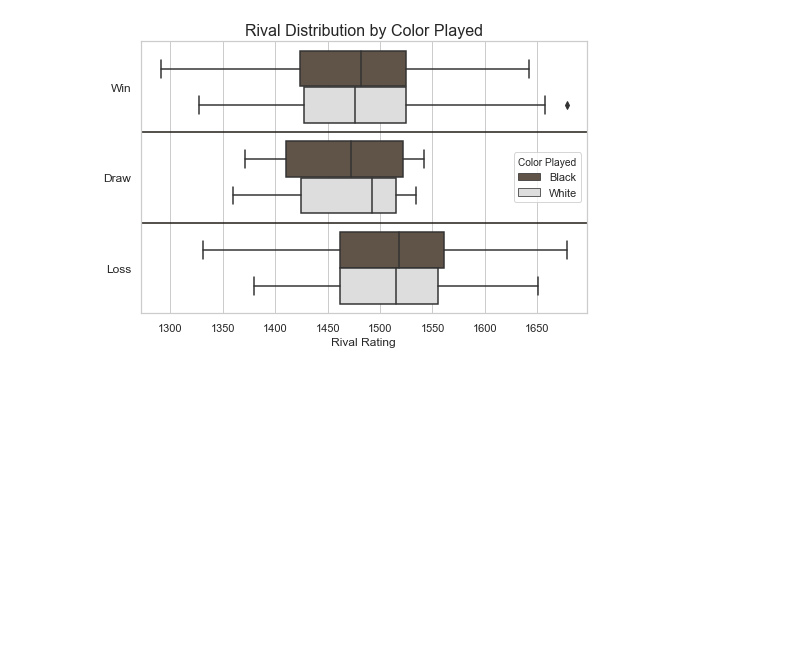
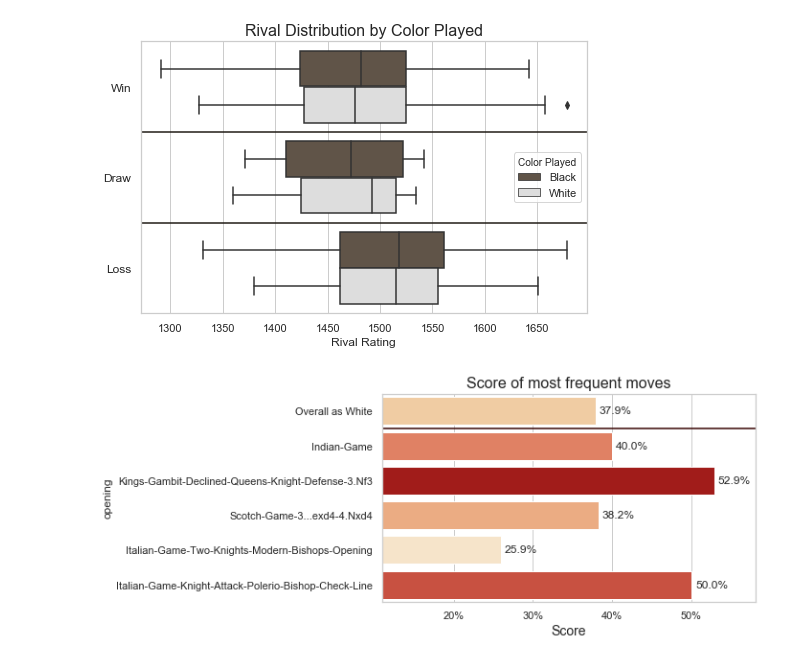
Before and after one commit to yairvogel/Chess-Analysis, a Jupyter notebook: Analysis.ipynb, the cells around one changed output. Saved outputs shown, nothing was run; the diff lists cells and outputs as text; code cells hidden in the pictures; blank space fills up the shorter version.

```diff
--- a/Analysis.ipynb
+++ b/Analysis.ipynb
@@ -342,6 +273,36 @@ ax.axhline(1.5, color=to_rgb(c_black*.3))
 plt.savefig('plots/RivalDistbyColor.png', dpi=300)
 # %% [output]
 [figure]
+# %%
+data = scores.sort_values('end_time', ascending=False).score.head()
+data['Overall as White'] = overall_score
+data *= 100
+
+pal = np.array(sns.color_palette('OrRd'))
+
+data = data.reindex(['Overall as White'] + data.index[:-1].to_list())  # move 'Overall as white' to the top
+
+ranks = data.argsort().argsort()
+
+ax = sns.barplot(data, data.index, palette=pal[ranks],)
+
+ax.axhline(.5, color=pal[-1]*.3)
+
+ax.set_xlim(max(0, data.min() - 15), min(data.max() + 10, data.max()*1.1))
+
+for p in ax.patches:
+    ax.text(p.get_width() + .5, p.get_height() / 2 + p.get_y(), f'{p.get_width():.1f}%', va='center', fontsize=12)
+
+ax.xaxis.set_major_formatter(FormatStrFormatter('%d%%'))
+ax.set_xlabel('Score', fontsize=14)
+
+ax.set_title('Score of most frequent moves', fontsize=16)
+
+# plt.tight_layout()
+ax.figure.set_size_inches(7, 4)
+plt.savefig('plots/WhiteOpeningsScore.png', dpi=300)
+# %% [output]
+[figure, added]
 # %%
 all_games = games.copy()
 
```
Also changed, not shown: parts of 24 cells of this notebook, 3 other files.
